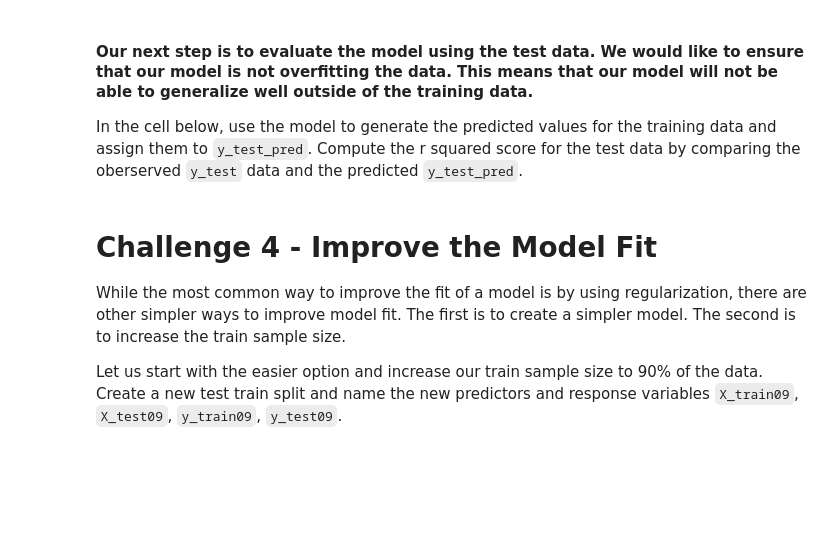
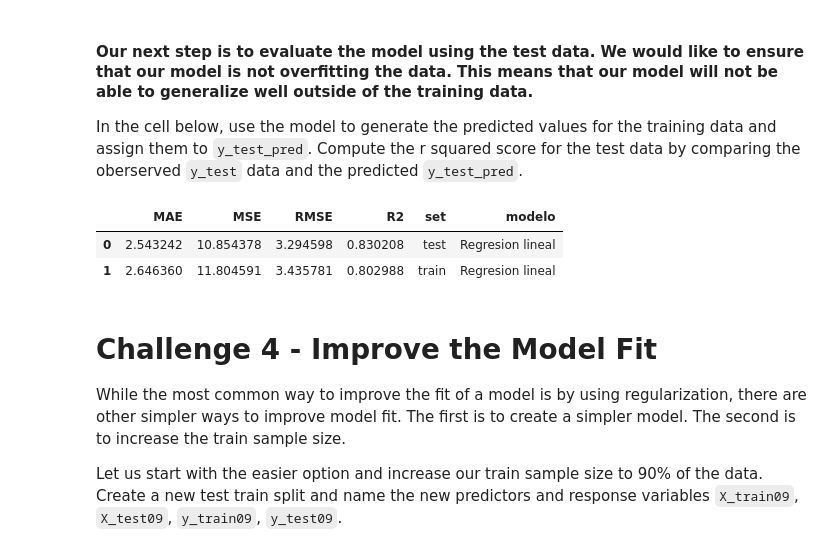
Before and after one commit to Ironhack-Part-Time-Enero2022/lab-intro-to-sklearn, a Jupyter notebook: your-code/main.ipynb, the cells around one changed output. Cells and saved outputs as stored; diff of their text form; code cells hidden in the pictures; blank space fills up the shorter version.

```diff
--- a/your-code/main.ipynb
+++ b/your-code/main.ipynb
@@ -204,2 +272,4 @@ Now we will the dataset that we processed and peform linear regression on this d
+# %%
+auto_lr = LinearRegression()
 # %% [markdown]
 Next, fit the model in the cell below.
@@ -207,0 +276,2 @@ Next, fit the model in the cell below.
+# %%
+auto_lr.fit(X_train, y_train)
@@ -224,3 +307,25 @@ In the cell below, use the model to generate the predicted values for the traini
+# %%
+y_test_pred = auto_lr.predict(X_test)
+y_train_pred = auto_lr.predict(X_train)
+# %%
+def metricas(y_test, y_train, y_test_pred, y_train_pred, tipo_modelo):
+
+
+    resultados = {'MAE': [metrics.mean_absolute_error(y_test, y_test_pred), metrics.mean_absolute_error(y_train, y_train_pred)],
+                'MSE': [metrics.mean_squared_error(y_test, y_test_pred), metrics.mean_squared_error(y_train, y_train_pred)],
+                'RMSE': [np.sqrt(metrics.mean_squared_error(y_test, y_test_pred)), np.sqrt(metrics.mean_squared_error(y_train, y_train_pred))],
+                'R2':  [metrics.r2_score(y_test, y_test_pred), metrics.r2_score(y_train, y_train_pred)],
+                 "set": ["test", "train"]}
+    df = pd.DataFrame(resultados)
+    df["modelo"] = tipo_modelo
+    return df
+# %%
+lr_results = metricas(y_test, y_train, y_test_pred, y_train_pred, "Regresion lineal")
+lr_results
+# %% [output]
+|  | MAE | MSE | RMSE | R2 | set | modelo |
+| 0 | 2.543242 | 10.854378 | 3.294598 | 0.830208 | test | Regresion lineal |
+| 1 | 2.646360 | 11.804591 | 3.435781 | 0.802988 | train | Regresion lineal |
 # %% [markdown]
 # Challenge 4 - Improve the Model Fit
 
```
Also changed, not shown: parts of 62 cells of this notebook.
